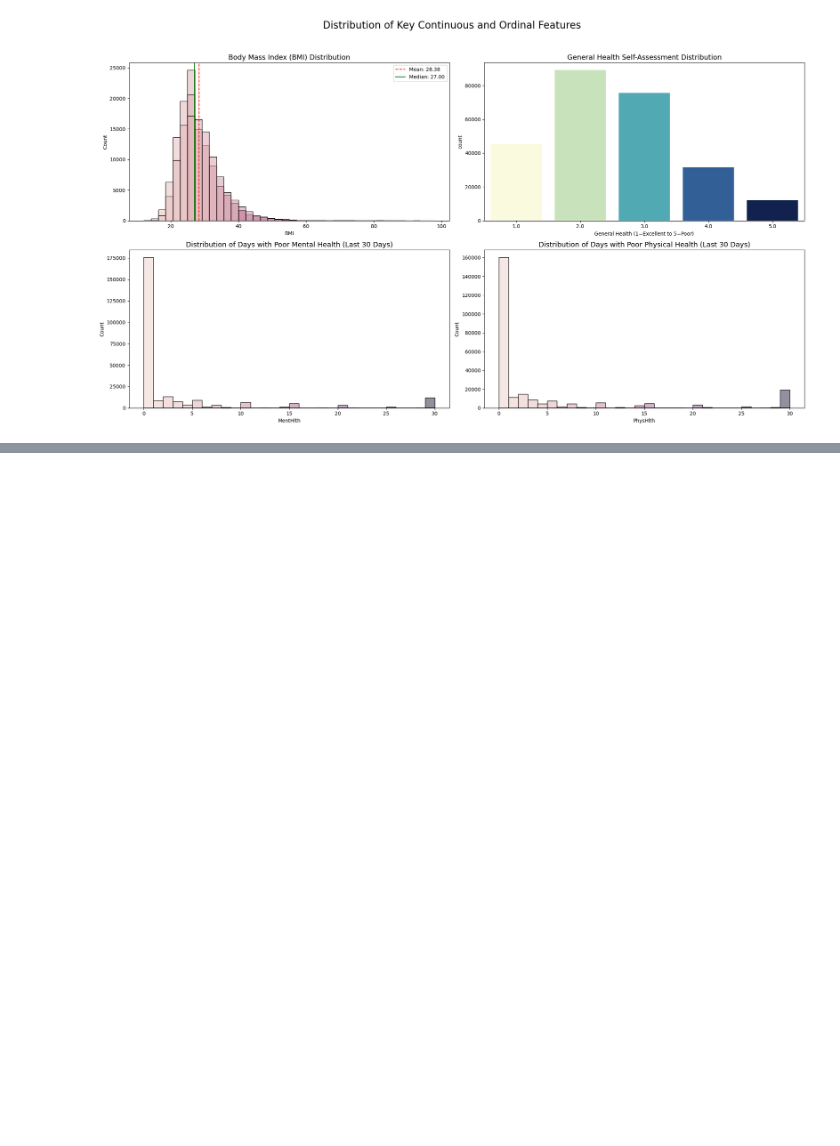
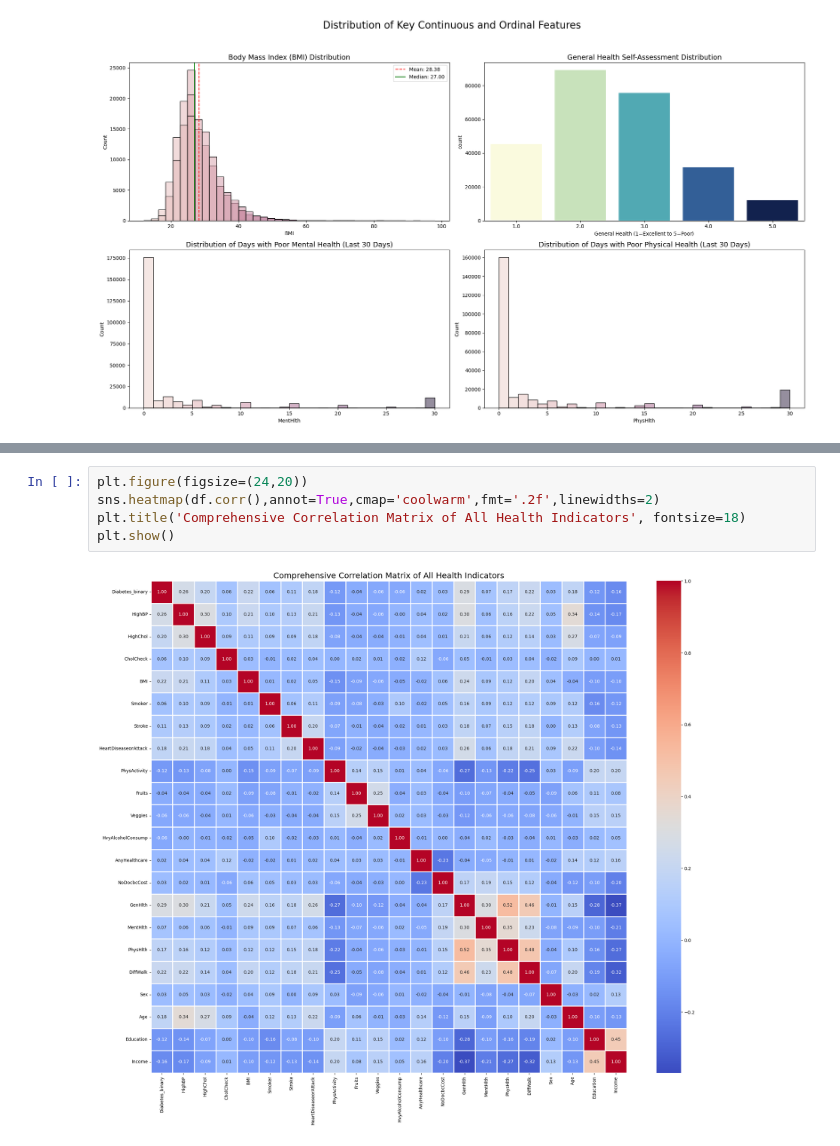
Before and after one commit to thekushak0003/Healthcare-Analytics, a Jupyter notebook: Health-Intellect/analysis_01.ipynb, the cells around one changed output, grey strips where cells are left out. Saved outputs shown, nothing was run; the diff lists cells and outputs as text; blank space fills up the shorter version.

```diff
--- a/Health-Intellect/analysis_01.ipynb
+++ b/Health-Intellect/analysis_01.ipynb
@@ -155,0 +207,7 @@ plt.show()
+# %%
+plt.figure(figsize=(24,20))
+sns.heatmap(df.corr(),annot=True,cmap='coolwarm',fmt='.2f',linewidths=2)
+plt.title('Comprehensive Correlation Matrix of All Health Indicators', fontsize=18)
+plt.show()
+# %% [output]
+[figure, added]
```
Also changed, not shown: parts of 12 cells of this notebook.
